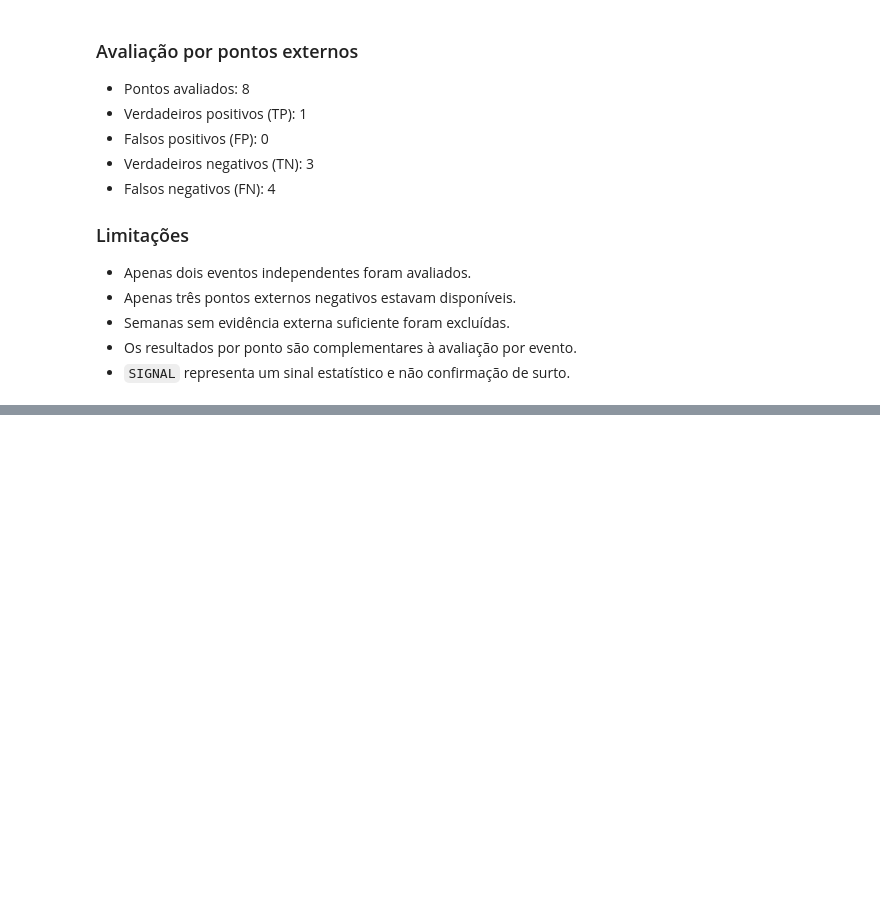
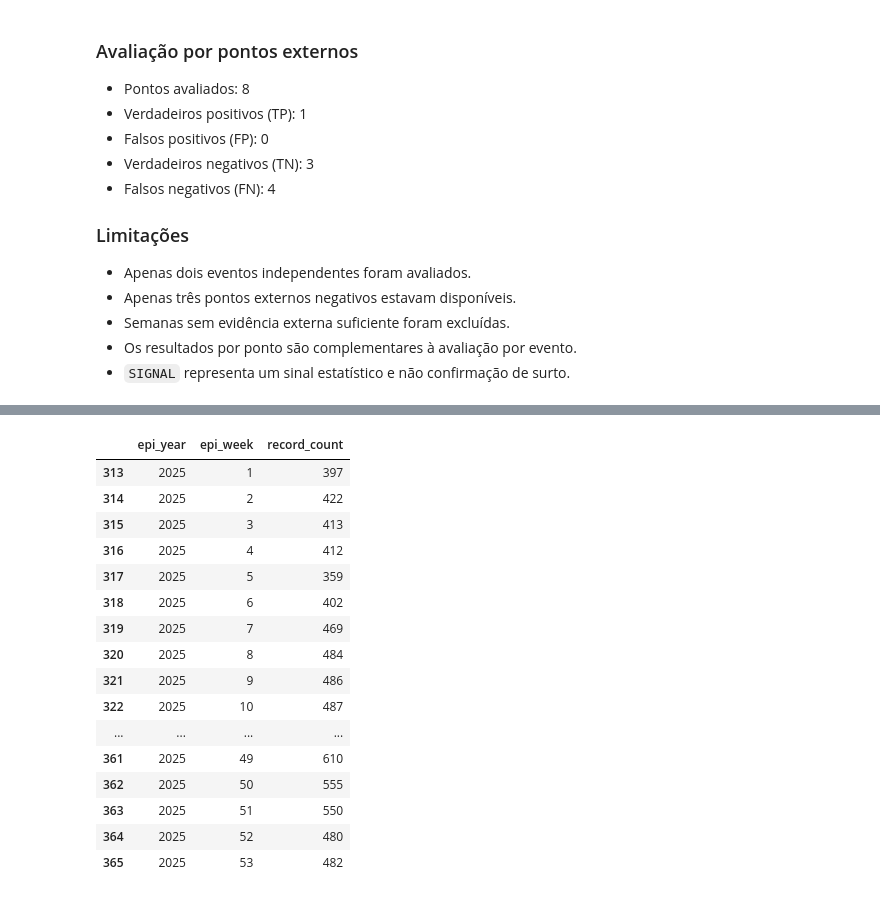
Before and after one commit to MatheusRPessoa/Sentinela, a Jupyter notebook: notebooks/historical_alert_evaluation.ipynb, the cells around one changed output, grey strips where cells are left out. Saved outputs shown, nothing was run; the diff lists cells and outputs as text; code cells hidden in the pictures; blank space fills up the shorter version.

```diff
--- a/notebooks/historical_alert_evaluation.ipynb
+++ b/notebooks/historical_alert_evaluation.ipynb
@@ -1353,0 +1438,24 @@ históricas construídas somente com dados anteriores ao ano avaliado.
+# %%
+display(
+    historical_weekly.loc[
+        historical_weekly["epi_year"] == 2025
+    ].sort_values("epi_week")
+)
+# %% [output]
+|  | epi_year | epi_week | record_count |
+| 313 | 2025 | 1 | 397 |
+| 314 | 2025 | 2 | 422 |
+| 315 | 2025 | 3 | 413 |
+| 316 | 2025 | 4 | 412 |
+| 317 | 2025 | 5 | 359 |
+| 318 | 2025 | 6 | 402 |
+| 319 | 2025 | 7 | 469 |
+| 320 | 2025 | 8 | 484 |
+| 321 | 2025 | 9 | 486 |
+| 322 | 2025 | 10 | 487 |
+| ... | ... | ... | ... |
+| 361 | 2025 | 49 | 610 |
+| 362 | 2025 | 50 | 555 |
+| 363 | 2025 | 51 | 550 |
+| 364 | 2025 | 52 | 480 |
+| 365 | 2025 | 53 | 482 |
```
Also changed, not shown: parts of 28 cells of this notebook, 2 other files.
